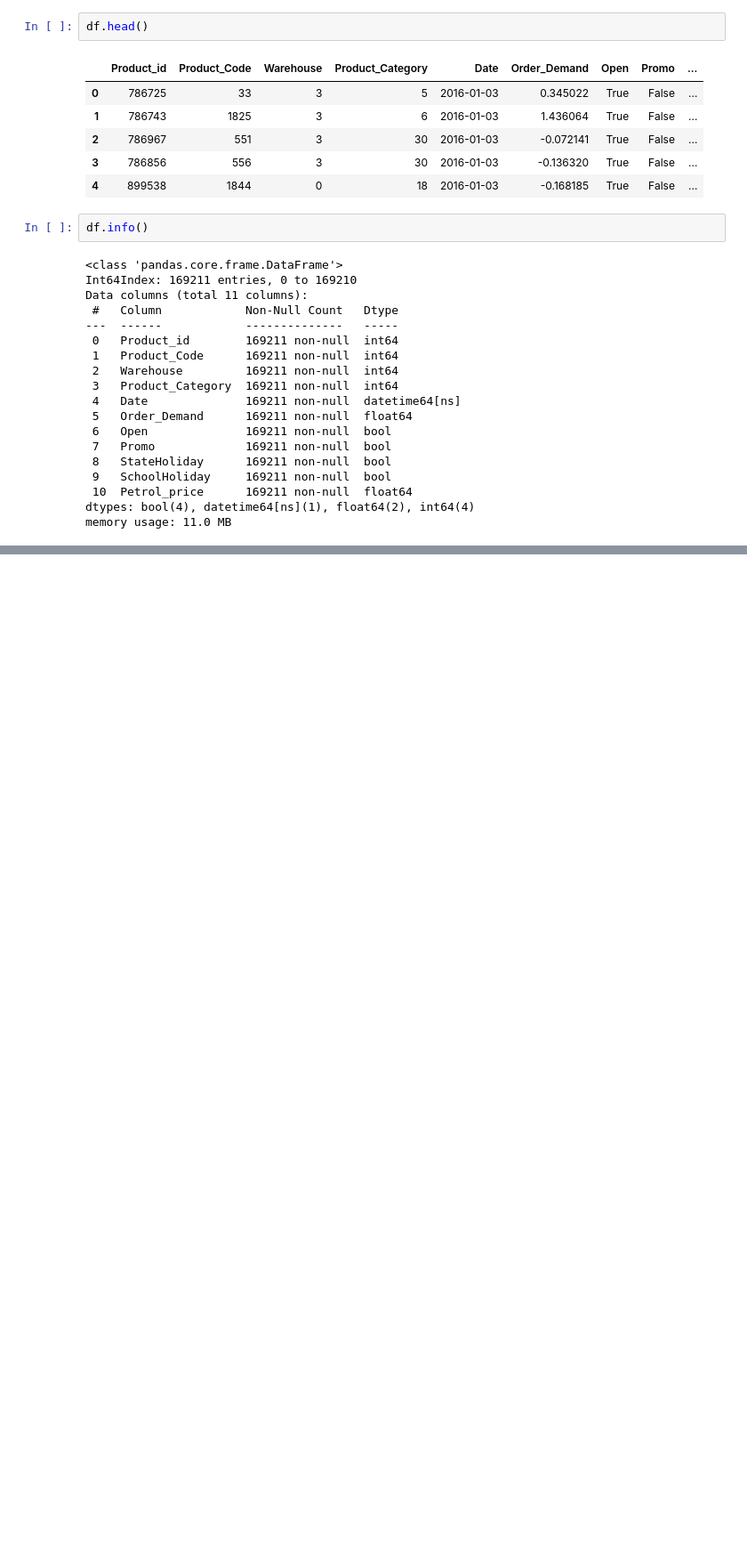
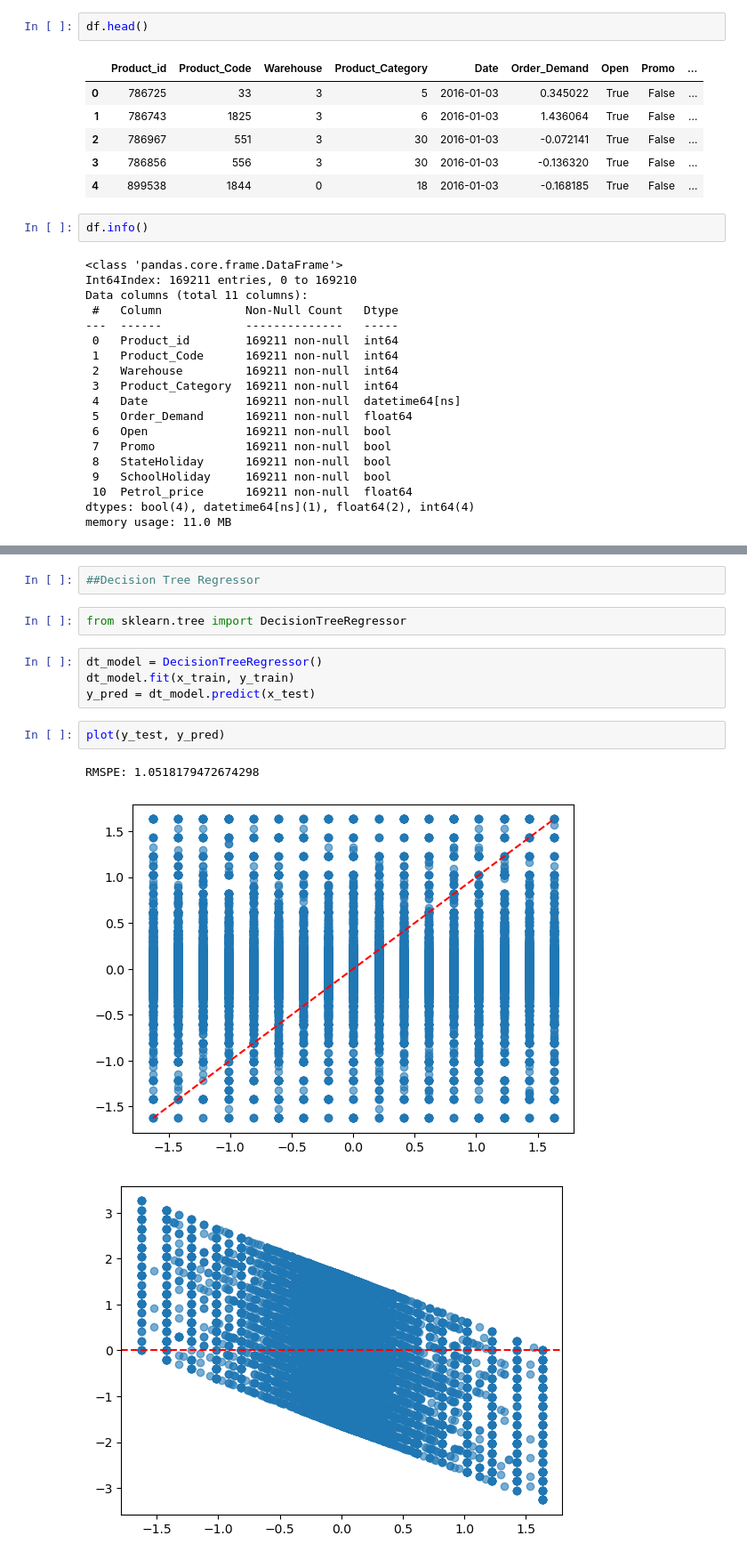
Before and after one commit to srinivas-300/Demand-forecasting, a Jupyter notebook: notebooks/Model_exploring.ipynb, the cells around one changed output, grey strips where cells are left out. Shown at 89% size. Drawn from its saved outputs; the diff is of its cells as text; blank space fills up the shorter version.

Commit message:
added some models

```diff
--- a/notebooks/Model_exploring.ipynb
+++ b/notebooks/Model_exploring.ipynb
@@ -129,0 +191,14 @@ memory usage: 11.0 MB
+# %%
+##Decision Tree Regressor
+# %%
+from sklearn.tree import DecisionTreeRegressor
+# %%
+dt_model = DecisionTreeRegressor()
+dt_model.fit(x_train, y_train)
+y_pred = dt_model.predict(x_test)
+# %%
+plot(y_test, y_pred)
+# %% [output]
+RMSPE: 1.0518179472674298
+[figure, added]
+[figure, added]
```
Also changed, not shown: parts of 20 cells of this notebook.
